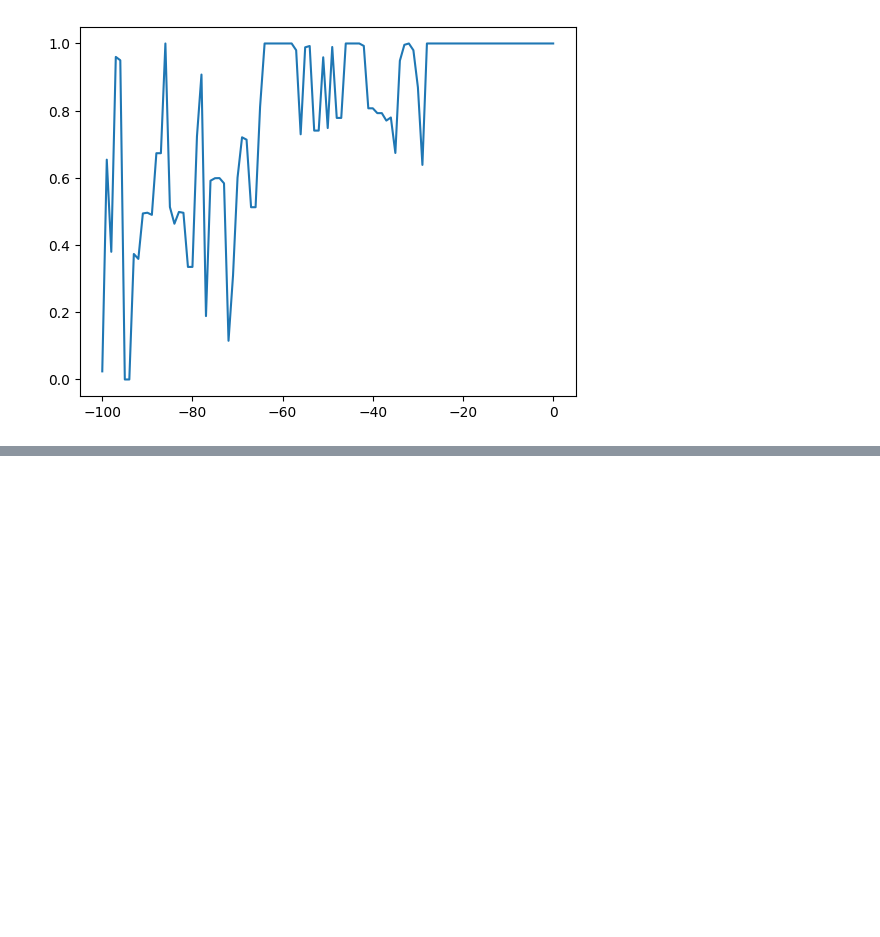
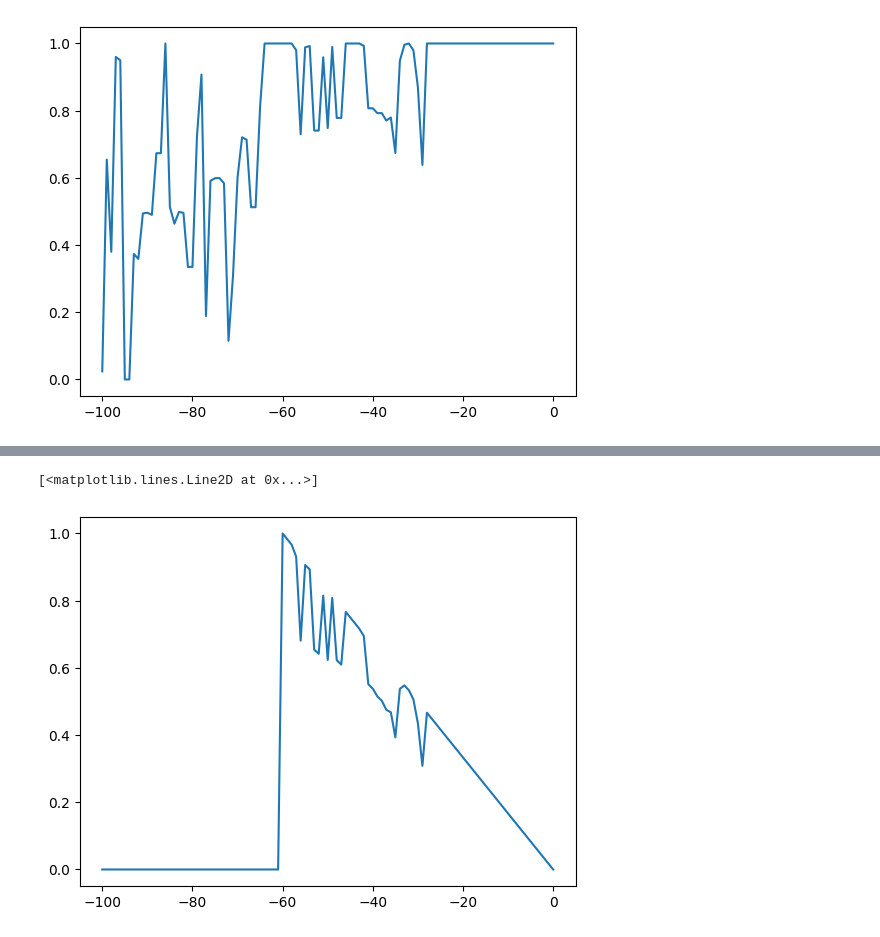
Before and after one commit to Sharkyboy51/CME_FedWatch_Research, a Jupyter notebook: probability_prediction.ipynb, the cells around one changed output, grey strips where cells are left out. Saved outputs shown, nothing was run; the diff lists cells and outputs as text; code cells hidden in the pictures; blank space fills up the shorter version.

Commit message:
incentive implementation and smoothing test

```diff
--- a/probability_prediction.ipynb
+++ b/probability_prediction.ipynb
@@ -2,7 +2,7 @@
 import pandas as pd
 import numpy as np
 # %%
-data_path = '../FedWatch_Research/data'
+data_path = '../data'
 # %%
 fed_rates = pd.read_csv(data_path + '/FED Data/Fed Rates/DFEDTARU.csv')
 # %%
@@ -268,3 +268,9 @@ plt.plot(test_full['days_until_meeting']*-1,test_full['prediction'])
 # lets say we find -40 days is 100% change that the basket with most gamblers in it is correct
 # and -40 days has a high reward we want to choose that.
 # you can run this simulation to find that threshold when to start gambling. Because you can also use it to construct predictions based on what we know now
+# %%
+
+test_full['incentive'] = test_full['days_until_meeting']/60
+test_full.loc[test_full['days_until_meeting']>60,'incentive']=0
+test_full['potential_profit'] = test_full['prediction'] * test_full['incentive']
+test_full
@@ -270,0 +291,5 @@ plt.plot(test_full['days_until_meeting']*-1,test_full['prediction'])
+# %%
+plt.plot(test_full['days_until_meeting']*-1,test_full['potential_profit'])
+# %% [output]
+[<matplotlib.lines.Line2D at 0x...>]
+[figure, added]
```
Also changed, not shown: parts of 5 cells of this notebook.
